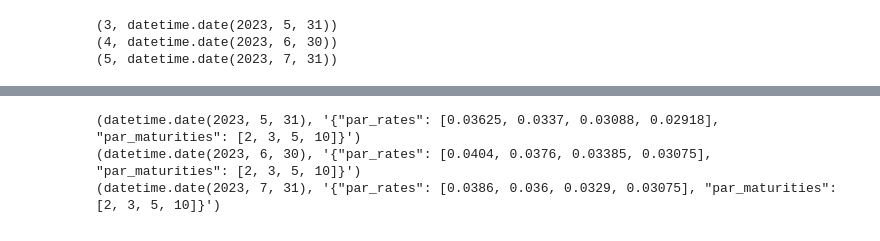
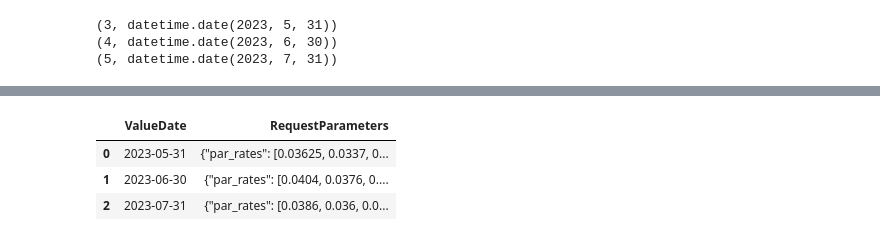
Before and after one commit to holmen1/smith-wilson-par, a Jupyter notebook: smith-wilson-par/dbdemo.ipynb, the cells around one changed output, grey strips where cells are left out. Drawn from its saved outputs; the diff is of its cells as text; code cells hidden in the pictures.

```diff
--- a/smith-wilson-par/dbdemo.ipynb
+++ b/smith-wilson-par/dbdemo.ipynb
@@ -106,12 +57,7 @@ df.plot(x='Maturity', y='Residual', grid=True, ylabel='bps')
-# %%
-with engine.connect() as conn:
-    result = conn.execute(text("""
-    SELECT "ValueDate", "RequestParameters"
-    FROM holmen.rate
-    WHERE "SwapId" = 'SKSW' AND "VerifiedBy" IS NOT NULL"""))
-    for row in result:
-        print(row)
-# %% [output]
-(datetime.date(2023, 5, 31), '{"par_rates": [0.03625, 0.0337, 0.03088, 0.02918], "par_maturities": [2, 3, 5, 10]}')
-(datetime.date(2023, 6, 30), '{"par_rates": [0.0404, 0.0376, 0.03385, 0.03075], "par_maturities": [2, 3, 5, 10]}')
-(datetime.date(2023, 7, 31), '{"par_rates": [0.0386, 0.036, 0.0329, 0.03075], "par_maturities": [2, 3, 5, 10]}')
+# %%
+param_df
+# %% [output]
+|  | ValueDate | RequestParameters |
+| 0 | 2023-05-31 | {"par_rates": [0.03625, 0.0337, 0... |
+| 1 | 2023-06-30 | {"par_rates": [0.0404, 0.0376, 0.... |
+| 2 | 2023-07-31 | {"par_rates": [0.0386, 0.036, 0.0... |
```
Also changed, not shown: parts of 8 cells of this notebook.
